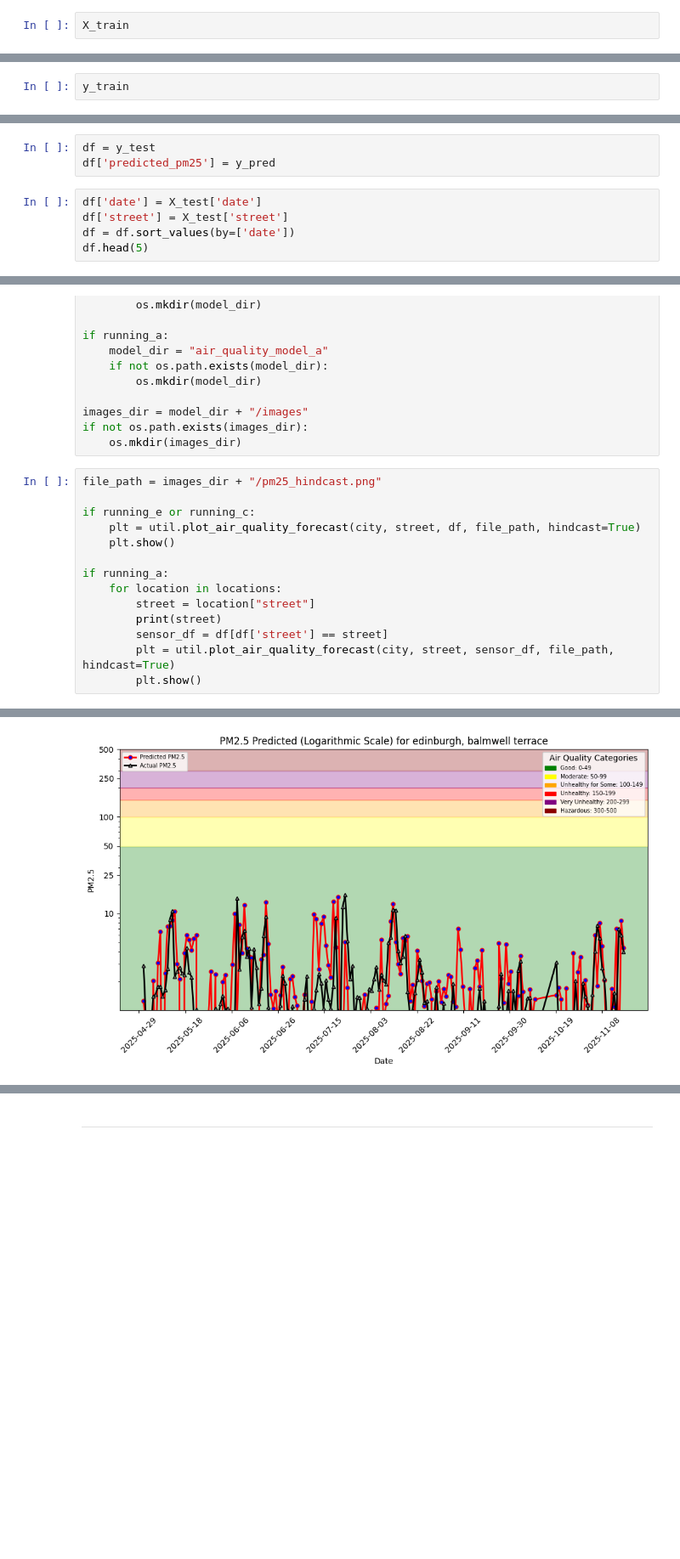
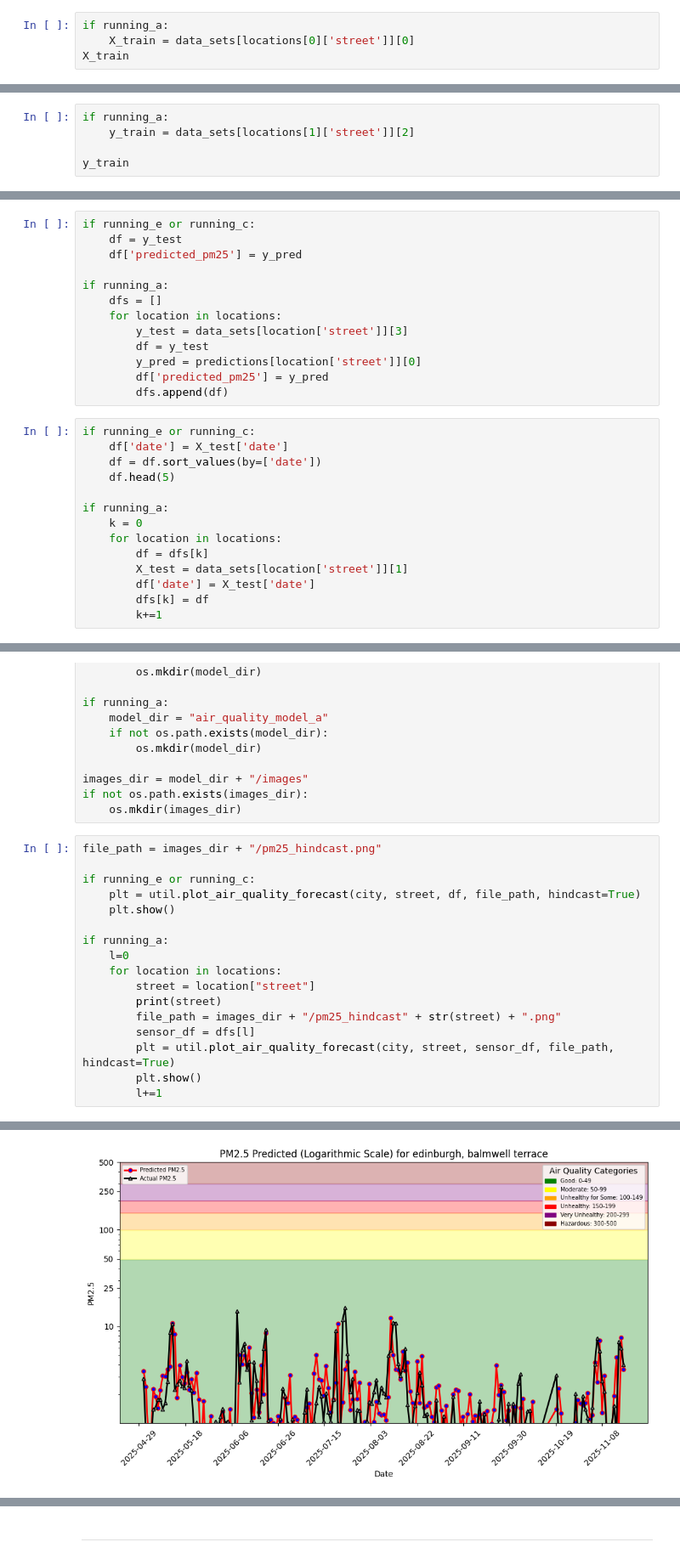
Before and after one commit to Isabell257/id2223-lab1, a Jupyter notebook: notebooks/airquality/3_air_quality_training_pipeline.ipynb, the cells around one changed output, grey strips where cells are left out. Shown at 85% size. Saved outputs shown, nothing was run; the diff lists cells and outputs as text; blank space fills up the shorter version.

```diff
--- a/notebooks/airquality/3_air_quality_training_pipeline.ipynb
+++ b/notebooks/airquality/3_air_quality_training_pipeline.ipynb
@@ -222,3 +290,5 @@ if running_a:
 # %%
+if running_a:
+    X_train = data_sets[locations[0]['street']][0]
 X_train
 # %% [output]
@@ -241,4 +322,7 @@ X_test_features = X_test.drop(columns=['date'])
 # %%
+if running_a:
+    y_train = data_sets[locations[1]['street']][2]
+
 y_train
 # %% [output]
 |  | pm25 |
@@ -308,8 +423,27 @@ R squared: 0.5025896464993804
 # %%
-df = y_test
-df['predicted_pm25'] = y_pred
+if running_e or running_c:
+    df = y_test
+    df['predicted_pm25'] = y_pred
+
+if running_a:
+    dfs = []
+    for location in locations:
+        y_test = data_sets[location['street']][3]
+        df = y_test
+        y_pred = predictions[location['street']][0]
+        df['predicted_pm25'] = y_pred
+        dfs.append(df)
 # %%
-df['date'] = X_test['date']
-df['street'] = X_test['street']
-df = df.sort_values(by=['date'])
-df.head(5)
+if running_e or running_c:
+    df['date'] = X_test['date']
+    df = df.sort_values(by=['date'])
+    df.head(5)
+
+if running_a:
+    k = 0
+    for location in locations:
+        df = dfs[k]
+        X_test = data_sets[location['street']][1]
+        df['date'] = X_test['date']
+        dfs[k] = df
+        k+=1
@@ -349,11 +476,14 @@ if running_e or running_c:
     plt.show()
 
 if running_a:
+    l=0
     for location in locations:
         street = location["street"]
         print(street)
-        sensor_df = df[df['street'] == street]
+        file_path = images_dir + "/pm25_hindcast" + str(street) + ".png"
+        sensor_df = dfs[l]
         plt = util.plot_air_quality_forecast(city, street, sensor_df, file_path, hindcast=True)
         plt.show()
+        l+=1
 # %% [output]
 tower street
@@ -365,3 +495,3 @@ st leonards
 balmwell terrace
-[figure, old version]
+[figure, new version]
 st john's road
```
Also changed, not shown: parts of 16 cells of this notebook, 18 other files.
